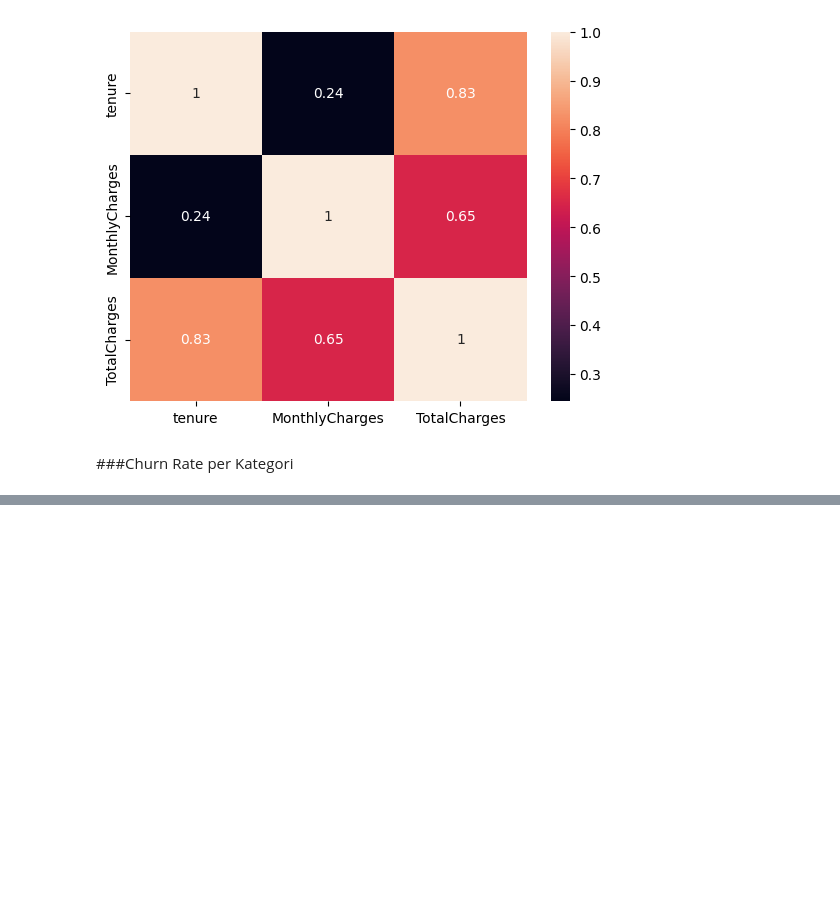
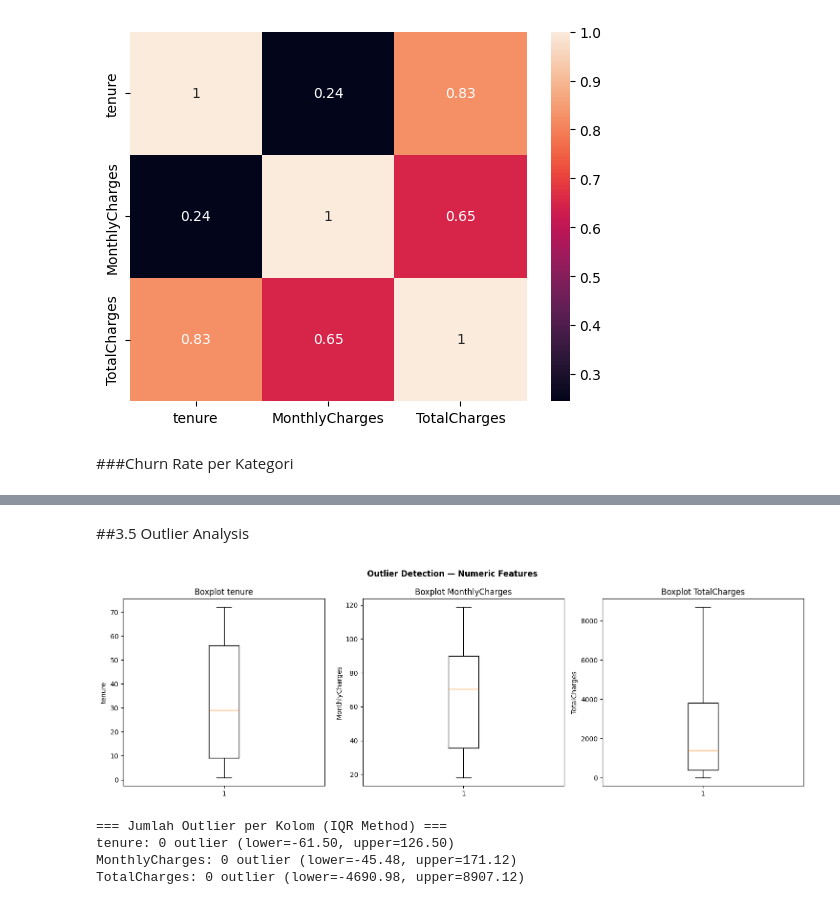
Before and after one commit to kumisganteng/Data-Analytics-Projects, a Jupyter notebook: Improving_Customer_Retention_Analysis.ipynb, the cells around one changed output, grey strips where cells are left out. Drawn from its saved outputs; the diff is of its cells as text; code cells hidden in the pictures; blank space fills up the shorter version.

```diff
--- a/Improving_Customer_Retention_Analysis.ipynb
+++ b/Improving_Customer_Retention_Analysis.ipynb
@@ -679,0 +826,32 @@ dtype: float64
+# %% [markdown]
+##3.5 Outlier Analysis
+# %%
+num_cols = ['tenure', 'MonthlyCharges', 'TotalCharges']
+
+fig, axes = plt.subplots(1, 3, figsize=(15, 5))
+
+for i, col in enumerate(num_cols):
+    axes[i].boxplot(churn_data[col].dropna())
+    axes[i].set_title(f'Boxplot {col}')
+    axes[i].set_ylabel(col)
+
+plt.suptitle('Outlier Detection — Numeric Features', fontweight='bold')
+plt.tight_layout()
+plt.show()
+
+# IQR Method — Menghitung jumlah outlier per kolom
+print("=== Jumlah Outlier per Kolom (IQR Method) ===")
+for col in num_cols:
+    Q1 = churn_data[col].quantile(0.25)
+    Q3 = churn_data[col].quantile(0.75)
+    IQR = Q3 - Q1
+    lower = Q1 - 1.5 * IQR
+    upper = Q3 + 1.5 * IQR
+    outliers = churn_data[(churn_data[col] < lower) | (churn_data[col] > upper)]
+    print(f"{col}: {len(outliers)} outlier (lower={lower:.2f}, upper={upper:.2f})")
+# %% [output]
+[figure, added]
+=== Jumlah Outlier per Kolom (IQR Method) ===
+tenure: 0 outlier (lower=-61.50, upper=126.50)
+MonthlyCharges: 0 outlier (lower=-45.48, upper=171.12)
+TotalCharges: 0 outlier (lower=-4690.98, upper=8907.12)
```
Also changed, not shown: parts of 53 cells of this notebook.
